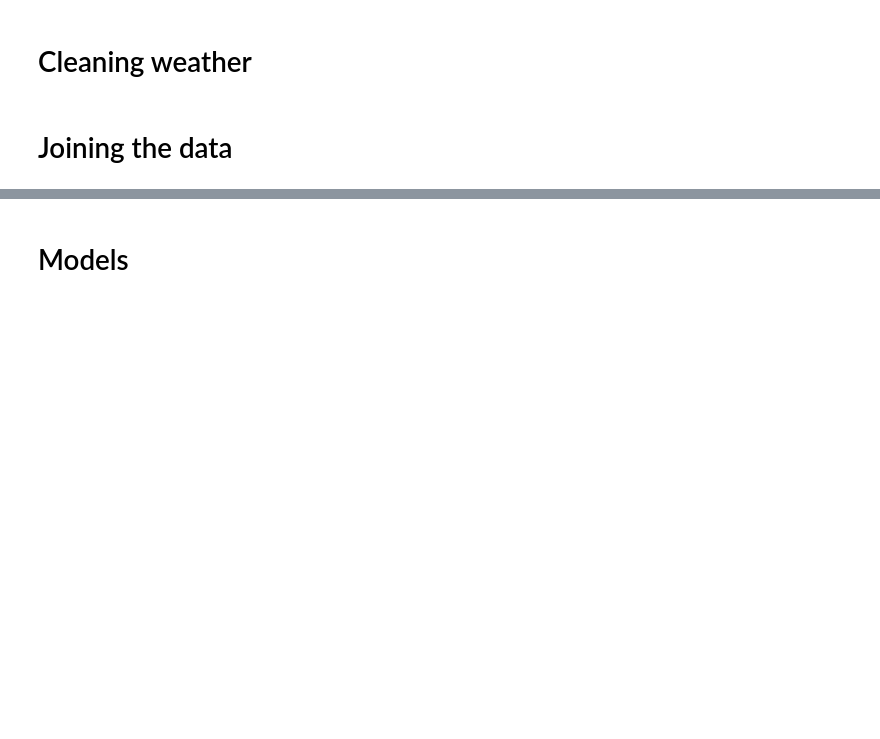
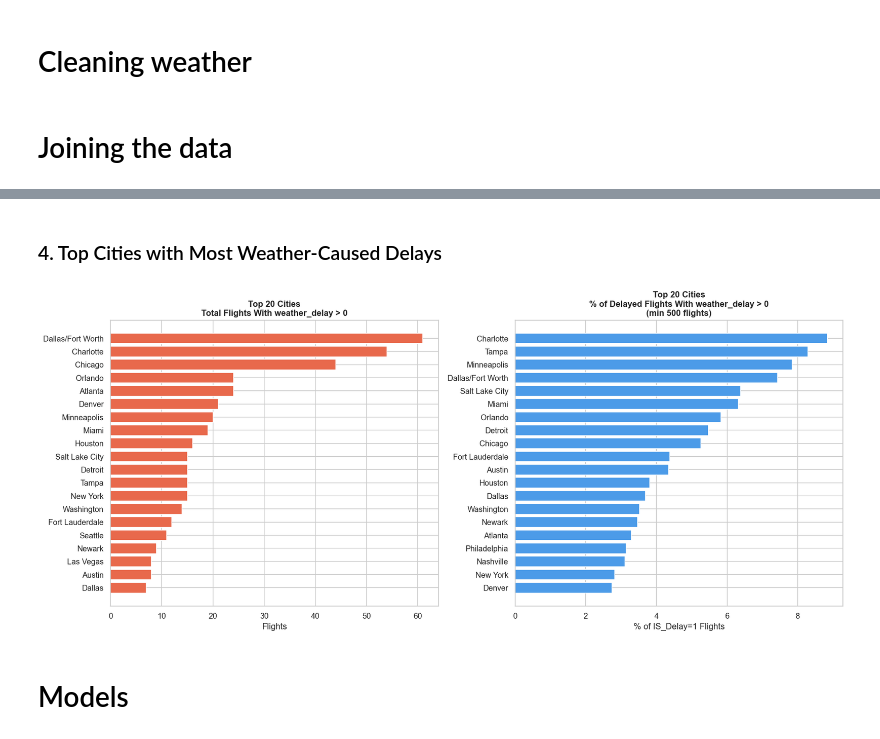
Before and after one commit to viduu24/Flight_Delay_Prediction, a Jupyter notebook: D2L_Submission/modeling.ipynb, the cells around one changed output, grey strips where cells are left out. Cells and saved outputs as stored; diff of their text form; code cells hidden in the pictures; blank space fills up the shorter version.

```diff
--- a/D2L_Submission/modeling.ipynb
+++ b/D2L_Submission/modeling.ipynb
@@ -321,3 +455,40 @@ Saved to: merged_flights.csv
+# %% [markdown]
+### 4. Top Cities with Most Weather-Caused Delays
+# %%
+city_stats = (
+    df.groupby('origin_city')
+    .agg(
+        total_flights   =('IS_Delay',      'count'),
+        total_delayed   =('IS_Delay',      'sum'),
+        wx_delayed      =('weather_delay', lambda x: (x > 0).sum())
+    )
+    .assign(
+        wx_pct_of_flights  = lambda x: x['wx_delayed'] / x['total_flights']  * 100,
+        wx_pct_of_delayed  = lambda x: x['wx_delayed'] / x['total_delayed']  * 100
+    )
+    .sort_values('wx_delayed', ascending=False)
+)
+
+top20      = city_stats.head(20)
+top20_rate = (city_stats[city_stats['total_flights'] >= 500]
+              .sort_values('wx_pct_of_delayed', ascending=False).head(20))
+
+fig, axes = plt.subplots(1, 2, figsize=(16, 7))
+
+axes[0].barh(top20.index[::-1], top20['wx_delayed'][::-1], color='#E8694C', edgecolor='white')
+axes[0].set_title('Top 20 Cities\nTotal Flights With weather_delay > 0', fontsize=12, fontweight='bold')
+axes[0].set_xlabel('Flights')
+axes[0].xaxis.set_major_formatter(mticker.FuncFormatter(lambda x, _: f'{int(x):,}'))
+
+axes[1].barh(top20_rate.index[::-1], top20_rate['wx_pct_of_delayed'][::-1], color='#4C9BE8', edgecolor='white')
+axes[1].set_title('Top 20 Cities\n% of Delayed Flights With weather_delay > 0\n(min 500 flights)',
+                  fontsize=12, fontweight='bold')
+axes[1].set_xlabel('% of IS_Delay=1 Flights')
+
+plt.tight_layout()
+plt.show()
+# %% [output]
+[figure, added]
 # %% [markdown]
 # Models
 # %%
```
Also changed, not shown: parts of 11 cells of this notebook, 2 other files.
